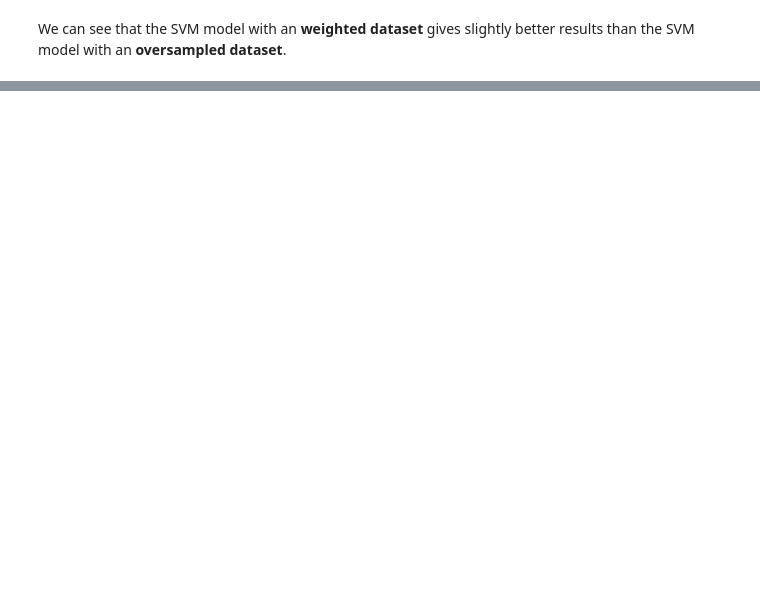
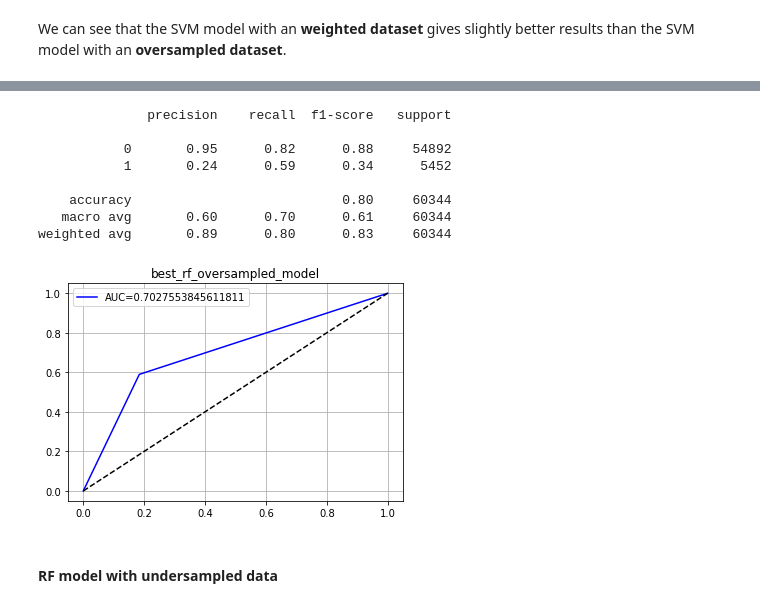
Before and after one commit to sumitkumarjethani/aprendizaje-automatico-IBM, a Jupyter notebook: Supervised Machine Learning (Classification)/notebooks/Final Project.ipynb, the cells around one changed output, grey strips where cells are left out. Cells and saved outputs as stored; diff of their text form; code cells hidden in the pictures; blank space fills up the shorter version.

```diff
--- a/Supervised Machine Learning (Classification)/notebooks/Final Project.ipynb
+++ b/Supervised Machine Learning (Classification)/notebooks/Final Project.ipynb
@@ -1395,0 +1535,14 @@ weighted avg       0.90      0.73      0.79     60344
+# %%
+print_metrics(y_test, best_rf_oversampled_model_predicts, "best_rf_oversampled_model")
+# %% [output]
+              precision    recall  f1-score   support
+
+           0       0.95      0.82      0.88     54892
+           1       0.24      0.59      0.34      5452
+
+    accuracy                           0.80     60344
+   macro avg       0.60      0.70      0.61     60344
+weighted avg       0.89      0.80      0.83     60344
+[figure, added]
+# %% [markdown]
+#### RF model with undersampled data
```
Also changed, not shown: parts of 72 cells of this notebook, 4 other files.
